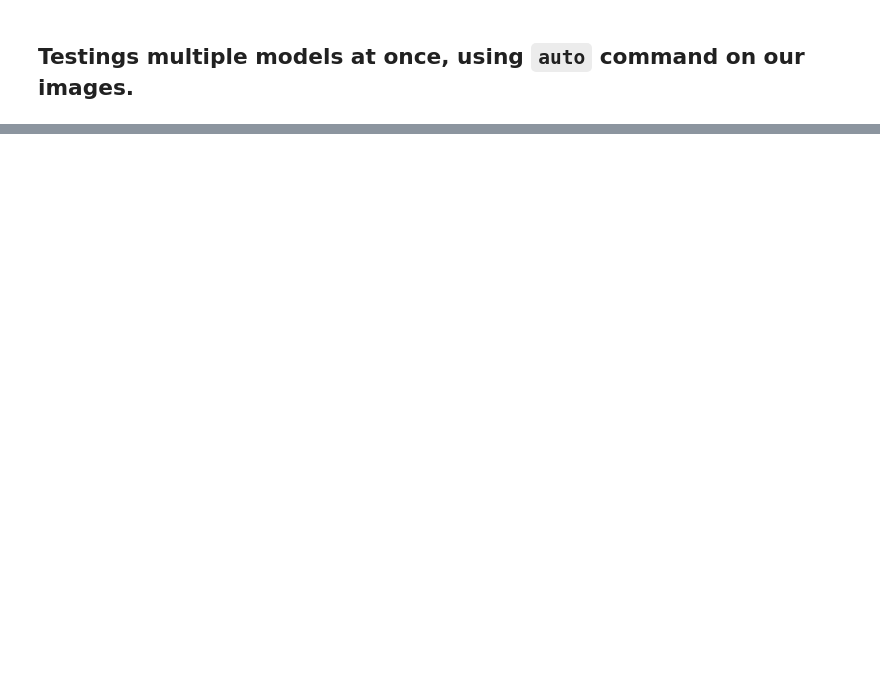
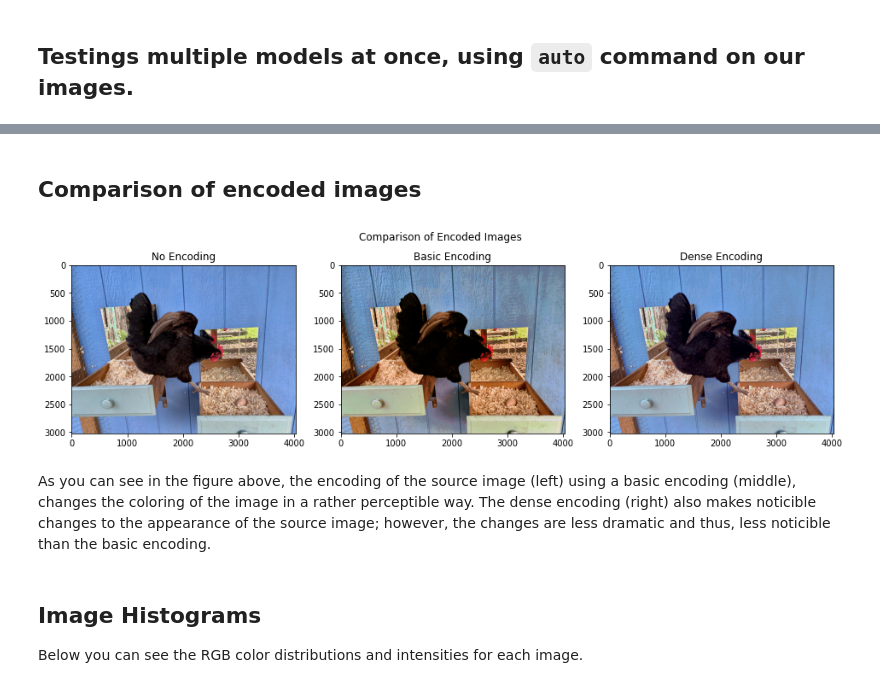
Before and after one commit to jnickg/steganet, a Jupyter notebook: aletheia_steganalysis.ipynb, the cells around one changed output, grey strips where cells are left out. Cells and saved outputs as stored; diff of their text form; code cells hidden in the pictures; blank space fills up the shorter version.

Commit message:
Added various figures

```diff
--- a/aletheia_steganalysis.ipynb
+++ b/aletheia_steganalysis.ipynb
@@ -266,3 +266,35 @@ As you can see in the results below, again, SteganoGAN performed the poorest, th
 Dense_output.png       [0.7]     [1.0]     0.2     [0.9]
 
 * Probability of being stego using the indicated steganographic method.
+# %% [markdown]
+## Comparison of encoded images
+# %%
+import matplotlib.pyplot as plt
+ifile = 'steganet/assets/test_images/input.png'
+bfile = 'steganet/assets/test_images/Basic_output.png'
+dfile = 'steganet/assets/test_images/Dense_output.png'
+
+fig, ax = plt.subplots(1, 3, figsize=(16,4))
+
+fig.suptitle('Comparison of Encoded Images')
+
+img = plt.imread(ifile)
+ax[0].imshow(img)
+ax[0].set_title('No Encoding')
+
+img = plt.imread(bfile)
+ax[1].imshow(img)
+ax[1].set_title('Basic Encoding')
+
+img = plt.imread(dfile)
+ax[2].imshow(img)
+ax[2].set_title('Dense Encoding')
+
+plt.show()
+# %% [output]
+[figure, added]
+# %% [markdown]
+As you can see in the figure above, the encoding of the source image (left) using a basic encoding (middle), changes the coloring of the image in a rather perceptible way. The dense encoding (right) also makes noticible changes to the appearance of the source image; however, the changes are less dramatic and thus, less noticible than the basic encoding.
+# %% [markdown]
+## Image Histograms
+Below you can see the RGB color distributions and intensities for each image.
```
Also changed, not shown: parts of 22 cells of this notebook.
